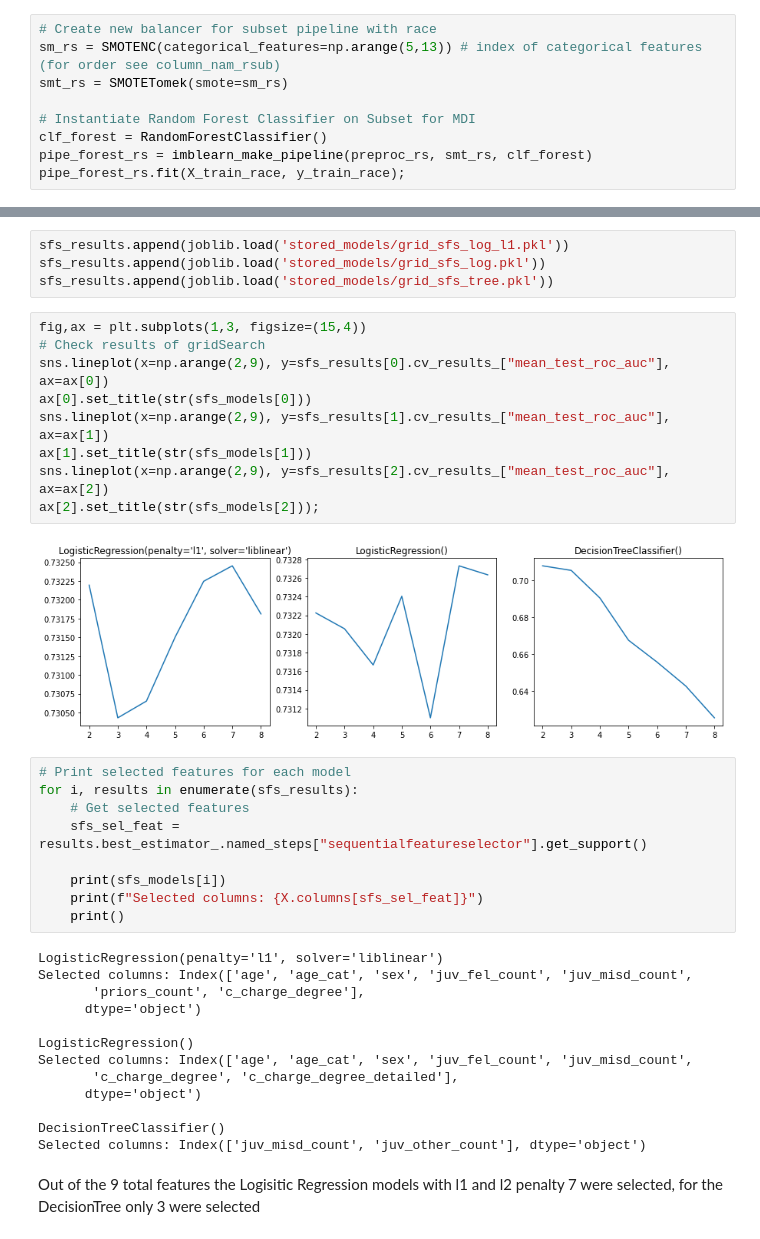
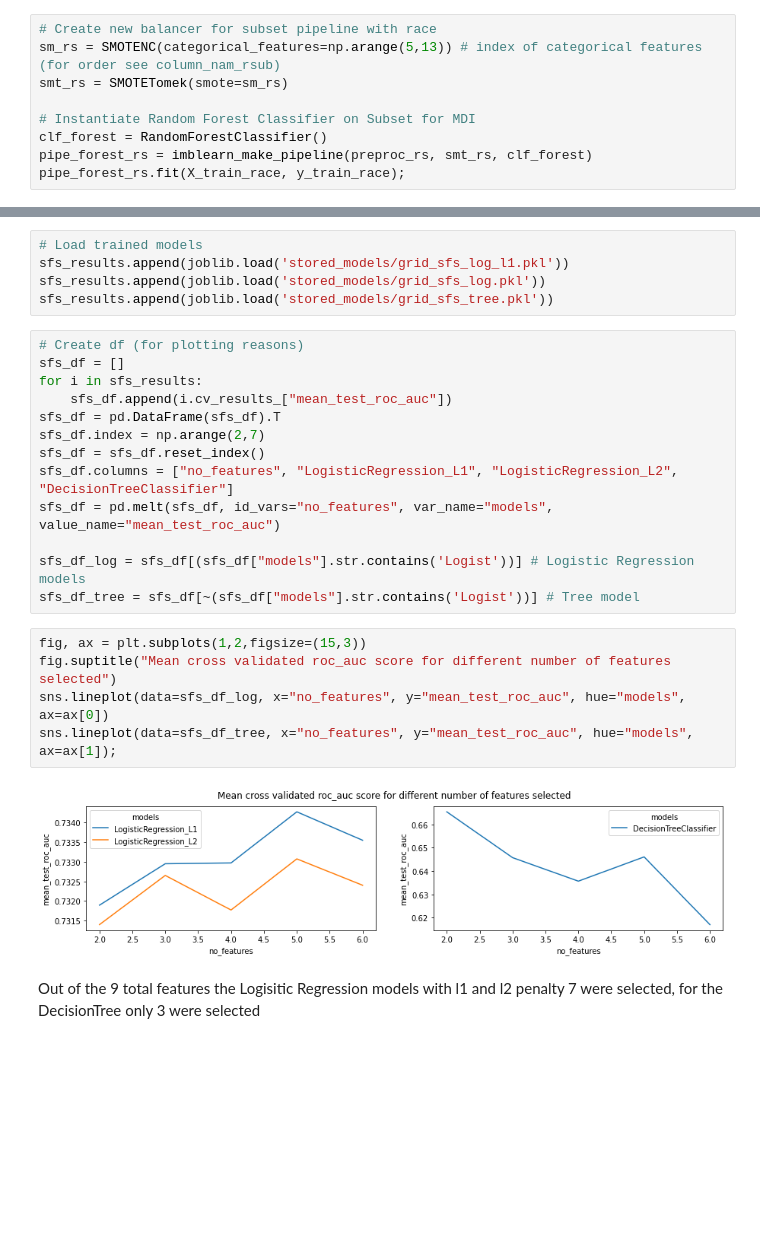
Before and after one commit to Heity94/Compas-recidivism-analysis, a Jupyter notebook: notebooks/Philipp/Classification_report_master_part1.ipynb, the cells around one changed output, grey strips where cells are left out. Drawn from its saved outputs; the diff is of its cells as text; blank space fills up the shorter version.

```diff
--- a/notebooks/Philipp/Classification_report_master_part1.ipynb
+++ b/notebooks/Philipp/Classification_report_master_part1.ipynb
@@ -1640,39 +1655,27 @@ sfs_results = []
 # %%
+# Load trained models
 sfs_results.append(joblib.load('stored_models/grid_sfs_log_l1.pkl'))
 sfs_results.append(joblib.load('stored_models/grid_sfs_log.pkl'))
 sfs_results.append(joblib.load('stored_models/grid_sfs_tree.pkl'))
-# %%
-fig,ax = plt.subplots(1,3, figsize=(15,4))
-# Check results of gridSearch
-sns.lineplot(x=np.arange(2,9), y=sfs_results[0].cv_results_["mean_test_roc_auc"], ax=ax[0])
-ax[0].set_title(str(sfs_models[0]))
-sns.lineplot(x=np.arange(2,9), y=sfs_results[1].cv_results_["mean_test_roc_auc"], ax=ax[1])
-ax[1].set_title(str(sfs_models[1]))
-sns.lineplot(x=np.arange(2,9), y=sfs_results[2].cv_results_["mean_test_roc_auc"], ax=ax[2])
-ax[2].set_title(str(sfs_models[2]));
-# %% [output]
-[figure, removed]
-# %%
-# Print selected features for each model
-for i, results in enumerate(sfs_results):
-    # Get selected features
-    sfs_sel_feat = results.best_estimator_.named_steps["sequentialfeatureselector"].get_support()
-
-    print(sfs_models[i])
-    print(f"Selected columns: {X.columns[sfs_sel_feat]}")
-    print()
-# %% [output]
-LogisticRegression(penalty='l1', solver='liblinear')
-Selected columns: Index(['age', 'age_cat', 'sex', 'juv_fel_count', 'juv_misd_count',
-       'priors_count', 'c_charge_degree'],
-      dtype='object')
-
-LogisticRegression()
-Selected columns: Index(['age', 'age_cat', 'sex', 'juv_fel_count', 'juv_misd_count',
-       'c_charge_degree', 'c_charge_degree_detailed'],
-      dtype='object')
-
-DecisionTreeClassifier()
-Selected columns: Index(['juv_misd_count', 'juv_other_count'], dtype='object')
+# %%
+# Create df (for plotting reasons)
+sfs_df = []
+for i in sfs_results:
+    sfs_df.append(i.cv_results_["mean_test_roc_auc"])
+sfs_df = pd.DataFrame(sfs_df).T
+sfs_df.index = np.arange(2,7)
+sfs_df = sfs_df.reset_index()
+sfs_df.columns = ["no_features", "LogisticRegression_L1", "LogisticRegression_L2", "DecisionTreeClassifier"]
+sfs_df = pd.melt(sfs_df, id_vars="no_features", var_name="models", value_name="mean_test_roc_auc")
+
+sfs_df_log = sfs_df[(sfs_df["models"].str.contains('Logist'))] # Logistic Regression models
+sfs_df_tree = sfs_df[~(sfs_df["models"].str.contains('Logist'))] # Tree model
+# %%
+fig, ax = plt.subplots(1,2,figsize=(15,3))
+fig.suptitle("Mean cross validated roc_auc score for different number of features selected")
+sns.lineplot(data=sfs_df_log, x="no_features", y="mean_test_roc_auc", hue="models", ax=ax[0])
+sns.lineplot(data=sfs_df_tree, x="no_features", y="mean_test_roc_auc", hue="models", ax=ax[1]);
+# %% [output]
+[figure, added]
 # %% [markdown]
 Out of the 9 total features the Logisitic Regression models with l1 and l2 penalty 7 were selected, for the DecisionTree only 3 were selected
```
Also changed, not shown: parts of 103 cells of this notebook, 6 other files.
